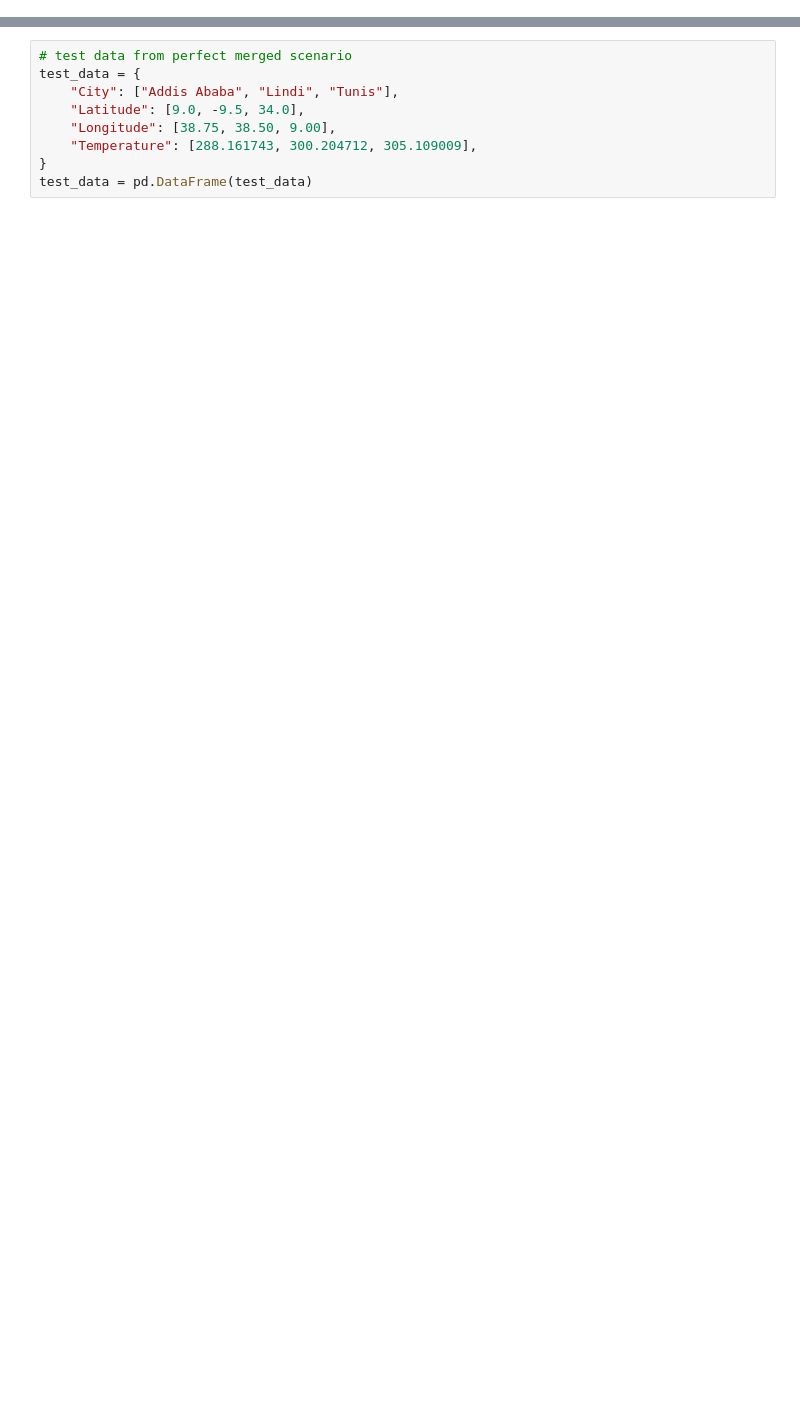
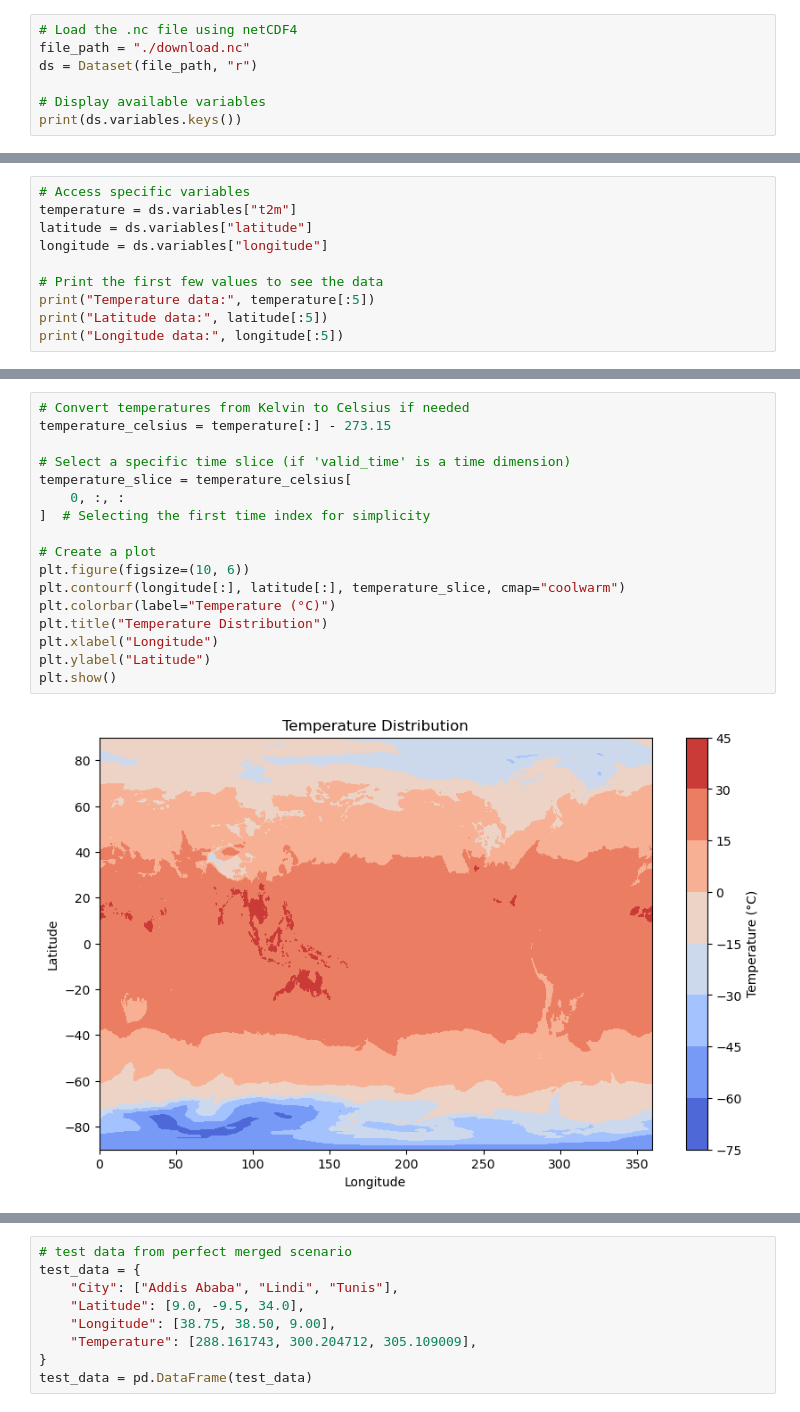
Before and after one commit to AliciaXia222/Capstone-Team-Climate-Trace, a Jupyter notebook: Base_Model.ipynb, the cells around one changed output, grey strips where cells are left out. Saved outputs shown, nothing was run; the diff lists cells and outputs as text; blank space fills up the shorter version.

```diff
--- a/Base_Model.ipynb
+++ b/Base_Model.ipynb
@@ -113,0 +108,7 @@ def get_nearest_temperature(latitude, longitude, grib_message):
+# %%
+# Load the .nc file using netCDF4
+file_path = "./download.nc"
+ds = Dataset(file_path, "r")
+
+# Display available variables
+print(ds.variables.keys())
@@ -113,0 +117,10 @@ def get_nearest_temperature(latitude, longitude, grib_message):
+# %%
+# Access specific variables
+temperature = ds.variables["t2m"]
+latitude = ds.variables["latitude"]
+longitude = ds.variables["longitude"]
+
+# Print the first few values to see the data
+print("Temperature data:", temperature[:5])
+print("Latitude data:", latitude[:5])
+print("Longitude data:", longitude[:5])
@@ -113,0 +144,19 @@ def get_nearest_temperature(latitude, longitude, grib_message):
+# %%
+# Convert temperatures from Kelvin to Celsius if needed
+temperature_celsius = temperature[:] - 273.15
+
+# Select a specific time slice (if 'valid_time' is a time dimension)
+temperature_slice = temperature_celsius[
+    0, :, :
+]  # Selecting the first time index for simplicity
+
+# Create a plot
+plt.figure(figsize=(10, 6))
+plt.contourf(longitude[:], latitude[:], temperature_slice, cmap="coolwarm")
+plt.colorbar(label="Temperature (°C)")
+plt.title("Temperature Distribution")
+plt.xlabel("Longitude")
+plt.ylabel("Latitude")
+plt.show()
+# %% [output]
+[figure, added]
```
Also changed, not shown: parts of 26 cells of this notebook.
